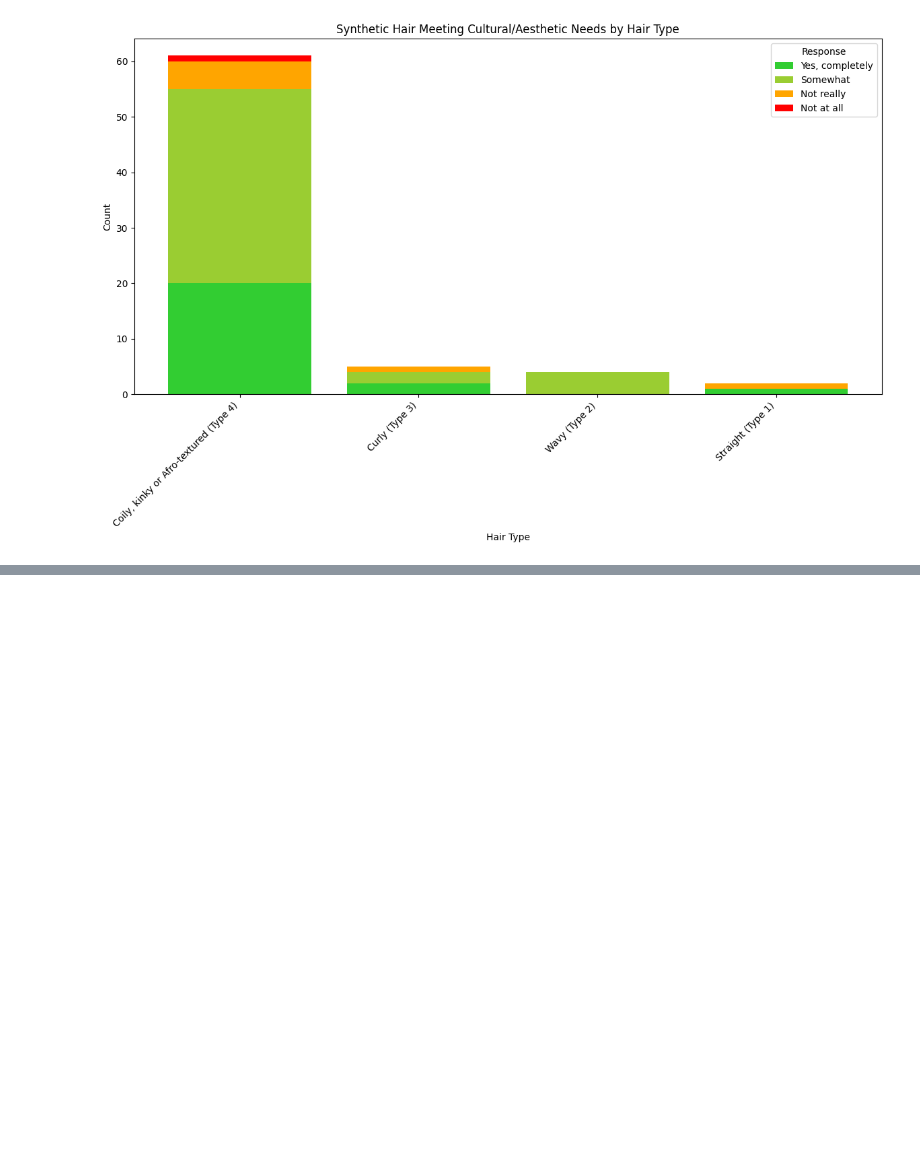
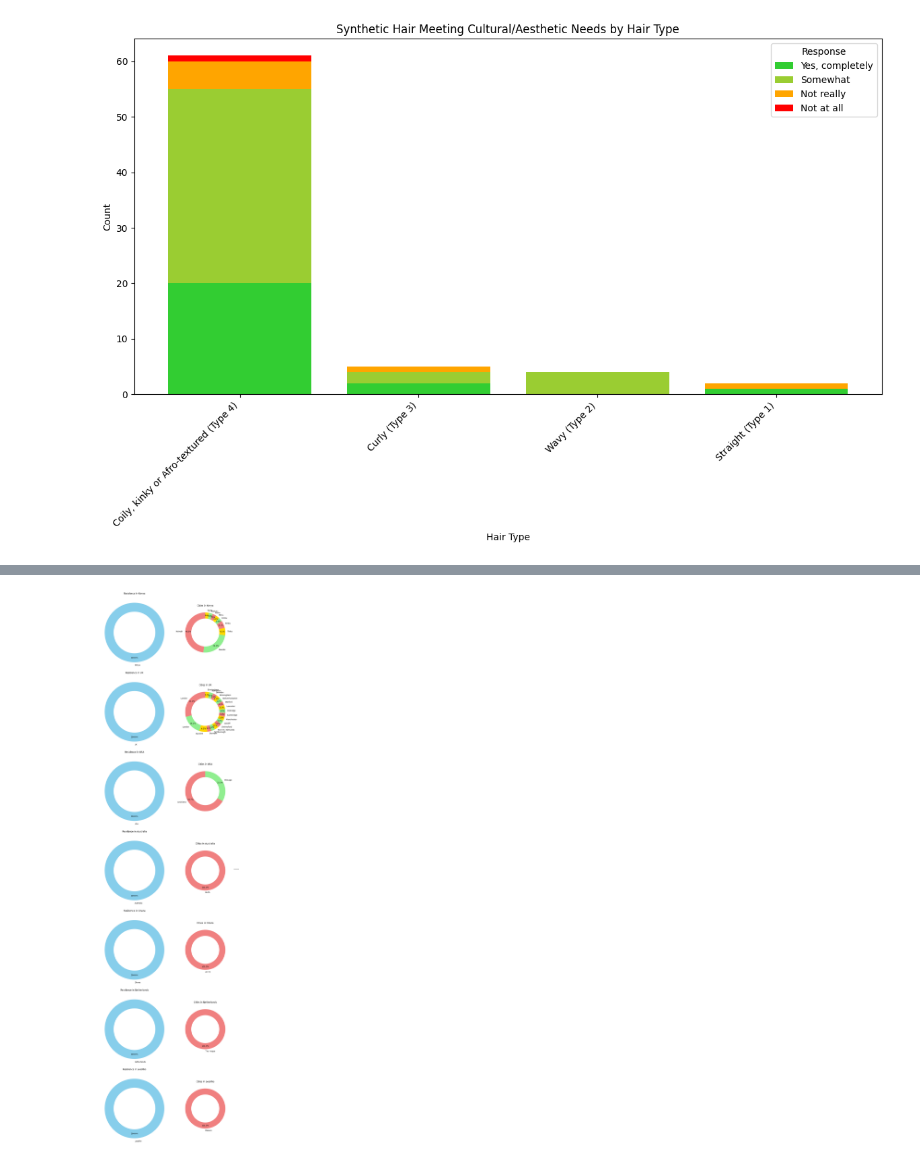
Before and after one commit to Deiv101/Deiv101, a Jupyter notebook: Syntheitc_Hair_Visualizations.ipynb, the cells around one changed output, grey strips where cells are left out. Saved outputs shown, nothing was run; the diff lists cells and outputs as text; code cells hidden in the pictures; blank space fills up the shorter version.

```diff
--- a/Syntheitc_Hair_Visualizations.ipynb
+++ b/Syntheitc_Hair_Visualizations.ipynb
@@ -387,0 +886,43 @@ plt.show()
+# %%
+import pandas as pd
+import matplotlib.pyplot as plt
+
+
+residence_column = '5. Place of residence ( city ) '  # Corrected column name
+
+# Function to create pie-of-pie chart for a country
+def create_pie_of_pie(country, ax1, ax2):
+    sub_df = df[df["Country"] == country]
+    sub_counts = sub_df[residence_column].value_counts()
+    sub_labels = sub_counts.index
+    sub_sizes = sub_counts.values
+
+    # Main pie chart (country)
+    ax1.pie([country_counts[country]], labels=[country], autopct='%1.1f%%', startangle=90,
+            wedgeprops=dict(width=0.3), pctdistance=0.85, colors=['skyblue'])  # Customize color
+
+    # Secondary pie chart (cities within the country)
+    ax2.pie(sub_sizes, labels=sub_labels, autopct='%1.1f%%', startangle=90,
+            wedgeprops=dict(width=0.3), pctdistance=0.85, colors=['lightcoral', 'lightgreen', 'gold'])  # Customize colors
+
+    # Draw a connecting line
+    plt.plot([0.95, 1.05], [0.5, 0.5], color='gray', lw=1, transform=fig.transFigure, clip_on=False)
+
+# Get country counts
+country_counts = df["Country"].value_counts()
+
+# Create subplots for each country
+num_countries = len(country_counts)
+fig, axes = plt.subplots(num_countries, 2, figsize=(12, 6 * num_countries),
+                         gridspec_kw={'width_ratios': [2, 1]})  # Adjust figure size
+
+# Create pie-of-pie charts for each country
+for i, country in enumerate(country_counts.index):
+    create_pie_of_pie(country, axes[i, 0], axes[i, 1])
+    axes[i, 0].set_title(f"Residence in {country}")
+    axes[i, 1].set_title(f"Cities in {country}")
+
+plt.tight_layout()
+plt.show()
+# %% [output]
+[figure, added]
```
Also changed, not shown: parts of 16 cells of this notebook.
